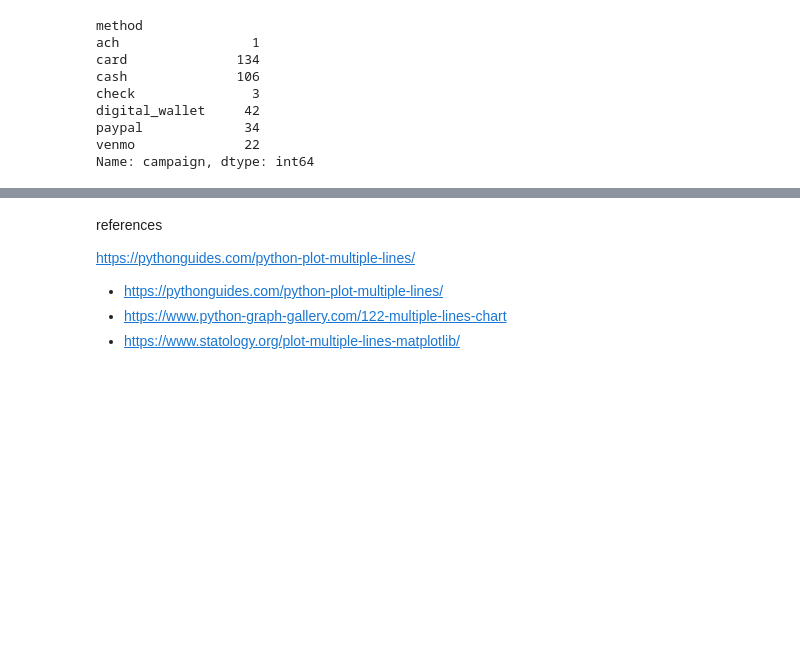
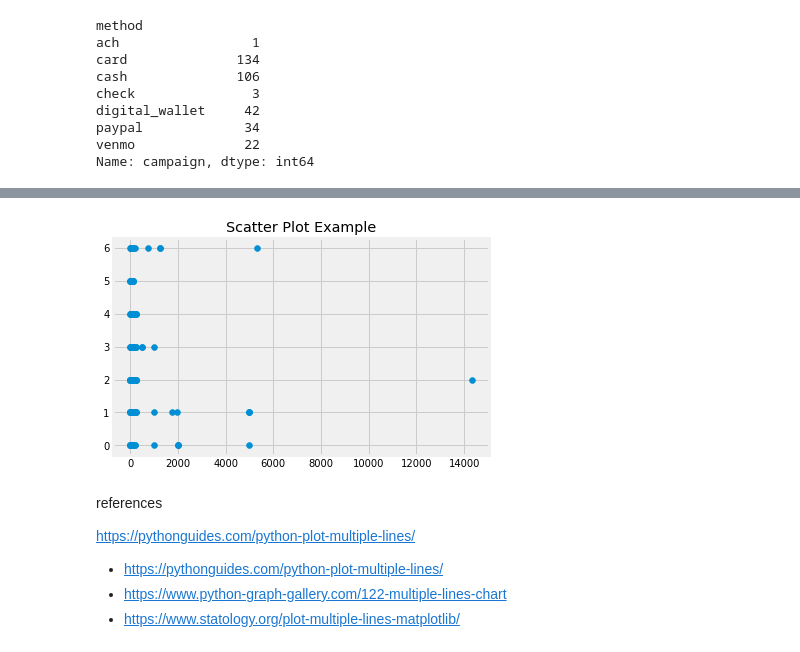
Before and after one commit to wcrowley342/Donordata, a Jupyter notebook: Donation_Data_Analysis.ipynb, the cells around one changed output, grey strips where cells are left out. Saved outputs shown, nothing was run; the diff lists cells and outputs as text; code cells hidden in the pictures; blank space fills up the shorter version.

```diff
--- a/Donation_Data_Analysis.ipynb
+++ b/Donation_Data_Analysis.ipynb
@@ -558,3 +620,9 @@ Name: campaign, dtype: int64
+# %%
+plt.scatter(donations['amount'], donations['donation_day'])
+plt.title('Scatter Plot Example')
+plt.show()
+# %% [output]
+[figure, added]
 # %% [markdown]
 references
 
```
Also changed, not shown: parts of 11 cells of this notebook.
